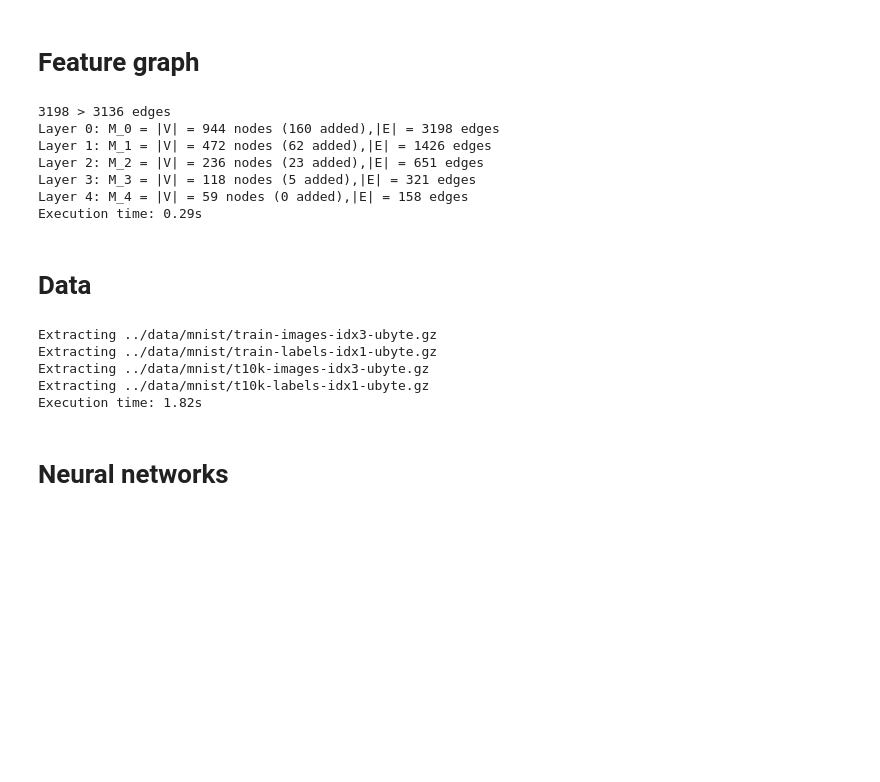
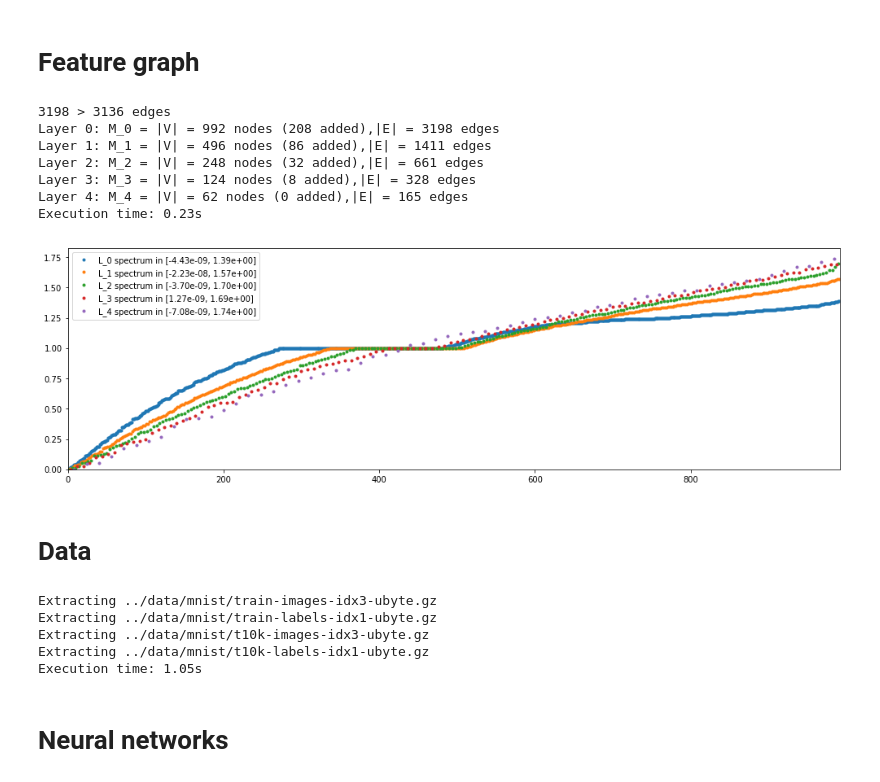
Before and after one commit to halwai/cnn_graph, a Jupyter notebook: nips2016/mnist.ipynb, the cells around one changed output. Saved outputs shown, nothing was run; the diff lists cells and outputs as text; code cells hidden in the pictures; blank space fills up the shorter version.

Commit message:
Changed mnist file to incorporate changes from last commit

```diff
--- a/nips2016/mnist.ipynb
+++ b/nips2016/mnist.ipynb
@@ -29,37 +32,38 @@ flags.DEFINE_string('dir_data', os.path.join('..', 'data', 'mnist'), 'Directory
 # %%
 def grid_graph(m, corners=False):
     z = graph.grid(m)
     dist, idx = graph.distance_sklearn_metrics(z, k=FLAGS.number_edges, metric=FLAGS.metric)
     A = graph.adjacency(dist, idx)
 
     # Connections are only vertical or horizontal on the grid.
     # Corner vertices are connected to 2 neightbors only.
     if corners:
         import scipy.sparse
         A = A.toarray()
         A[A < A.max()/1.5] = 0
         A = scipy.sparse.csr_matrix(A)
         print('{} edges'.format(A.nnz))
 
     print("{} > {} edges".format(A.nnz//2, FLAGS.number_edges*m**2//2))
     return A
 
 t_start = time.process_time()
 A = grid_graph(28, corners=False)
 A = graph.replace_random_edges(A, 0)
 graphs, perm = coarsening.coarsen(A, levels=FLAGS.coarsening_levels, self_connections=False)
 L = [graph.laplacian(A, normalized=True) for A in graphs]
 print('Execution time: {:.2f}s'.format(time.process_time() - t_start))
-#graph.plot_spectrum(L)
+graph.plot_spectrum(L)
 del A
 # %% [output]
 3198 > 3136 edges
-Layer 0: M_0 = |V| = 944 nodes (160 added),|E| = 3198 edges
-Layer 1: M_1 = |V| = 472 nodes (62 added),|E| = 1426 edges
-Layer 2: M_2 = |V| = 236 nodes (23 added),|E| = 651 edges
-Layer 3: M_3 = |V| = 118 nodes (5 added),|E| = 321 edges
-Layer 4: M_4 = |V| = 59 nodes (0 added),|E| = 158 edges
-Execution time: 0.29s
+Layer 0: M_0 = |V| = 992 nodes (208 added),|E| = 3198 edges
+Layer 1: M_1 = |V| = 496 nodes (86 added),|E| = 1411 edges
+Layer 2: M_2 = |V| = 248 nodes (32 added),|E| = 661 edges
+Layer 3: M_3 = |V| = 124 nodes (8 added),|E| = 328 edges
+Layer 4: M_4 = |V| = 62 nodes (0 added),|E| = 165 edges
+Execution time: 0.23s
+[figure, added]
 # %% [markdown]
 # Data
 # %%
@@ -69,9 +73,9 @@ mnist = input_data.read_data_sets(FLAGS.dir_data, one_hot=False)
 train_data = mnist.train.images.astype(np.float32)
 val_data = mnist.validation.images.astype(np.float32)
 test_data = mnist.test.images.astype(np.float32)
-train_labels = mnist.train.labels
-val_labels = mnist.validation.labels
-test_labels = mnist.test.labels
+train_labels = np_utils.to_categorical(mnist.train.labels)
+val_labels = np_utils.to_categorical(mnist.validation.labels)
+test_labels = np_utils.to_categorical(mnist.test.labels)
 
 t_start = time.process_time()
 train_data = coarsening.perm_data(train_data, perm)
@@ -84,7 +88,7 @@ Extracting ../data/mnist/train-images-idx3-ubyte.gz
 Extracting ../data/mnist/train-labels-idx1-ubyte.gz
 Extracting ../data/mnist/t10k-images-idx3-ubyte.gz
 Extracting ../data/mnist/t10k-labels-idx1-ubyte.gz
-Execution time: 1.82s
+Execution time: 1.05s
 # %% [markdown]
 # Neural networks
 # %%
```
Also changed, not shown: parts of 12 cells of this notebook, 2 other files.
